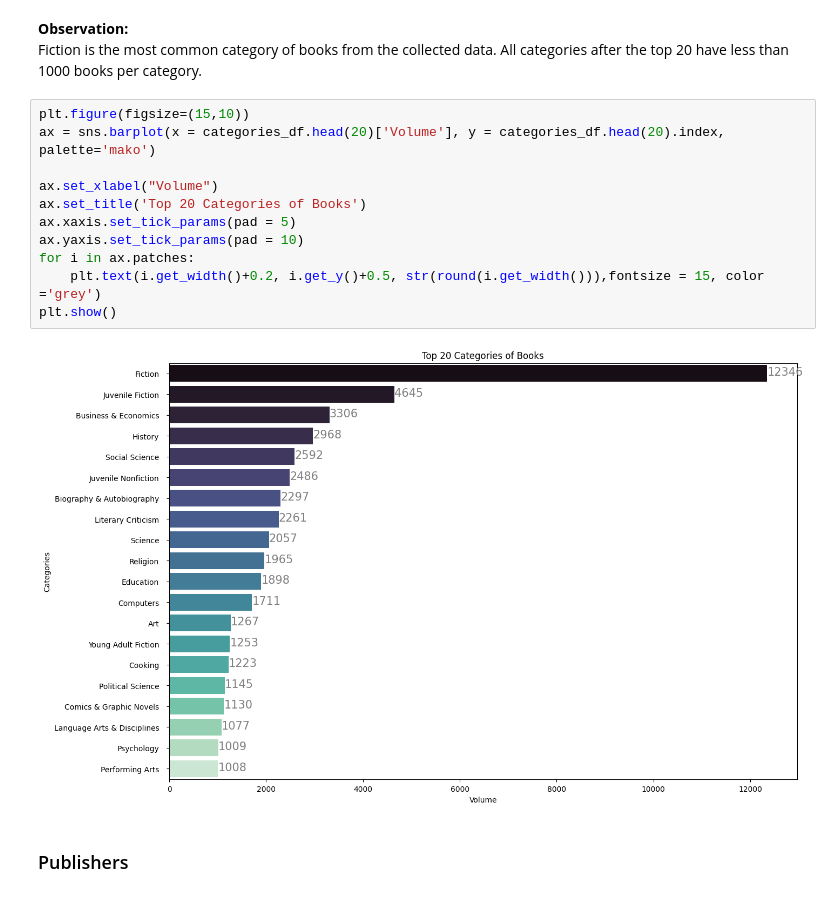
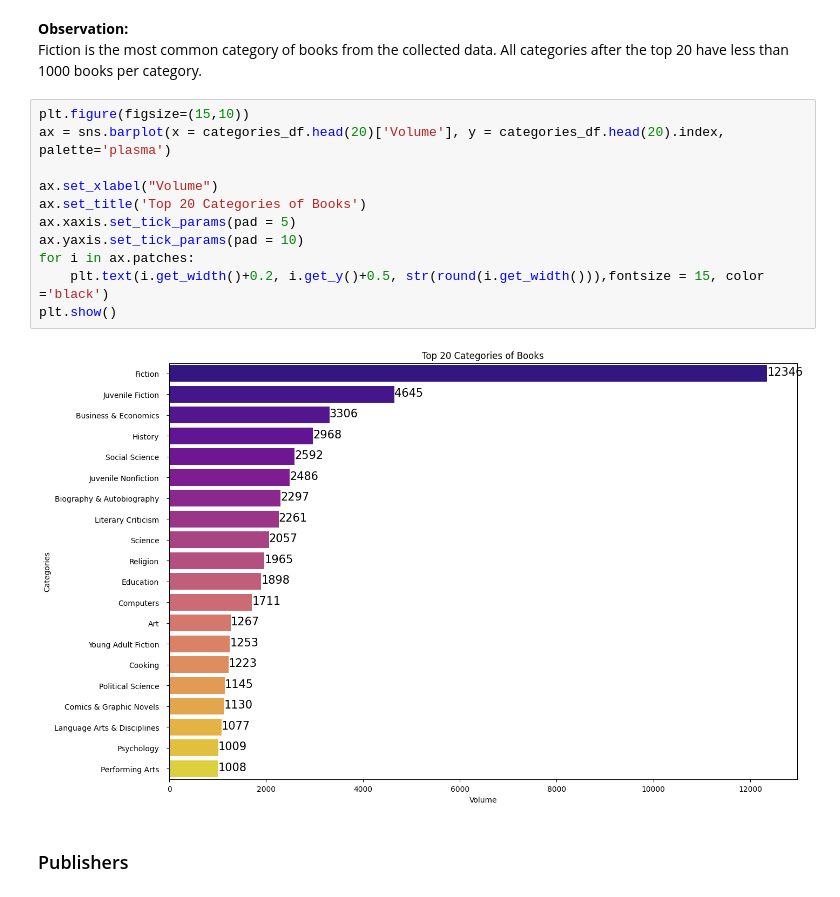
Before and after one commit to hilarylimyuxuan/Book-Recommendation-System, a Jupyter notebook: Book Recommendation System - Google Book.ipynb, the cells around one changed output. Cells and saved outputs as stored; diff of their text form.

```diff
--- a/Book Recommendation System - Google Book.ipynb
+++ b/Book Recommendation System - Google Book.ipynb
@@ -1020,17 +1067,17 @@ categories_df.head(20)
 Fiction is the most common category of books from the collected data. All categories after the top 20 have less than 1000 books per category.
 # %%
 plt.figure(figsize=(15,10))
-ax = sns.barplot(x = categories_df.head(20)['Volume'], y = categories_df.head(20).index, palette='mako')
+ax = sns.barplot(x = categories_df.head(20)['Volume'], y = categories_df.head(20).index, palette='plasma')
 
 ax.set_xlabel("Volume")
 ax.set_title('Top 20 Categories of Books')
 ax.xaxis.set_tick_params(pad = 5)
 ax.yaxis.set_tick_params(pad = 10)
 for i in ax.patches:
-    plt.text(i.get_width()+0.2, i.get_y()+0.5, str(round(i.get_width())),fontsize = 15, color ='grey')
+    plt.text(i.get_width()+0.2, i.get_y()+0.5, str(round(i.get_width())),fontsize = 15, color ='black')
 plt.show()
 # %% [output]
-[figure, old version]
+[figure, new version]
 # %% [markdown]
 ### Publishers
 # %%
```
Also changed, not shown: parts of 8 cells of this notebook.
